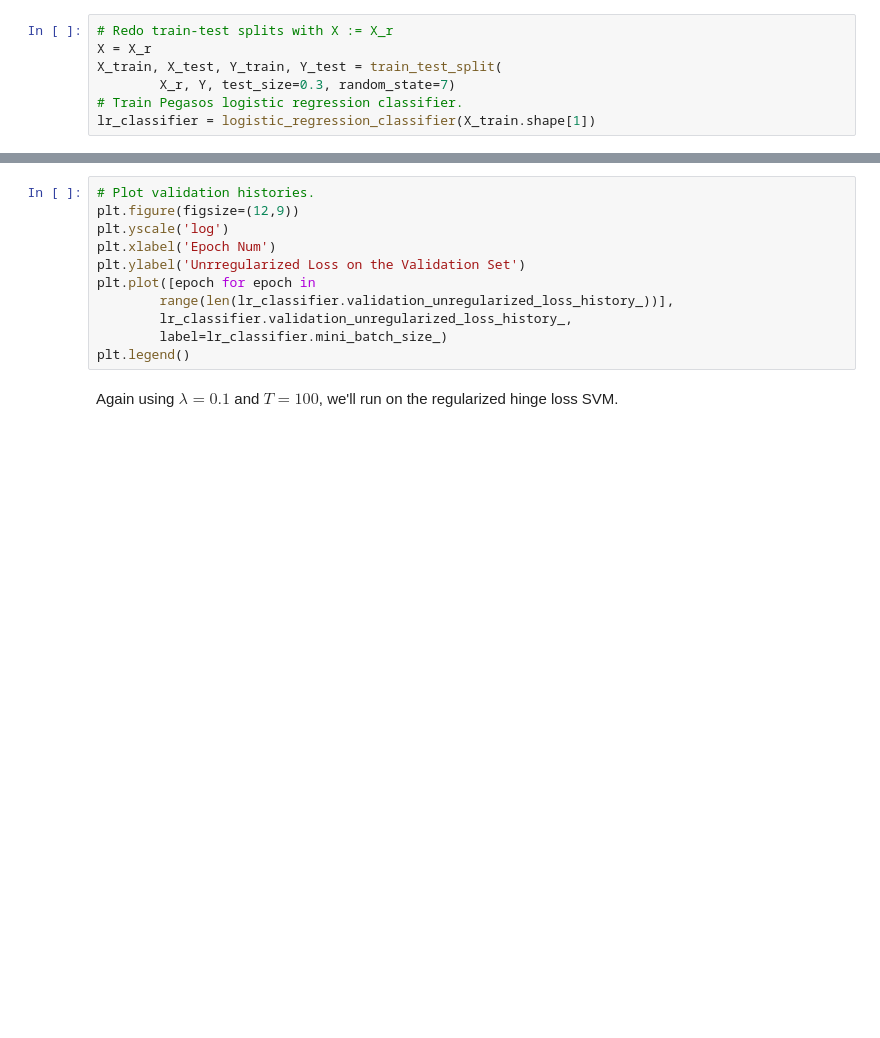
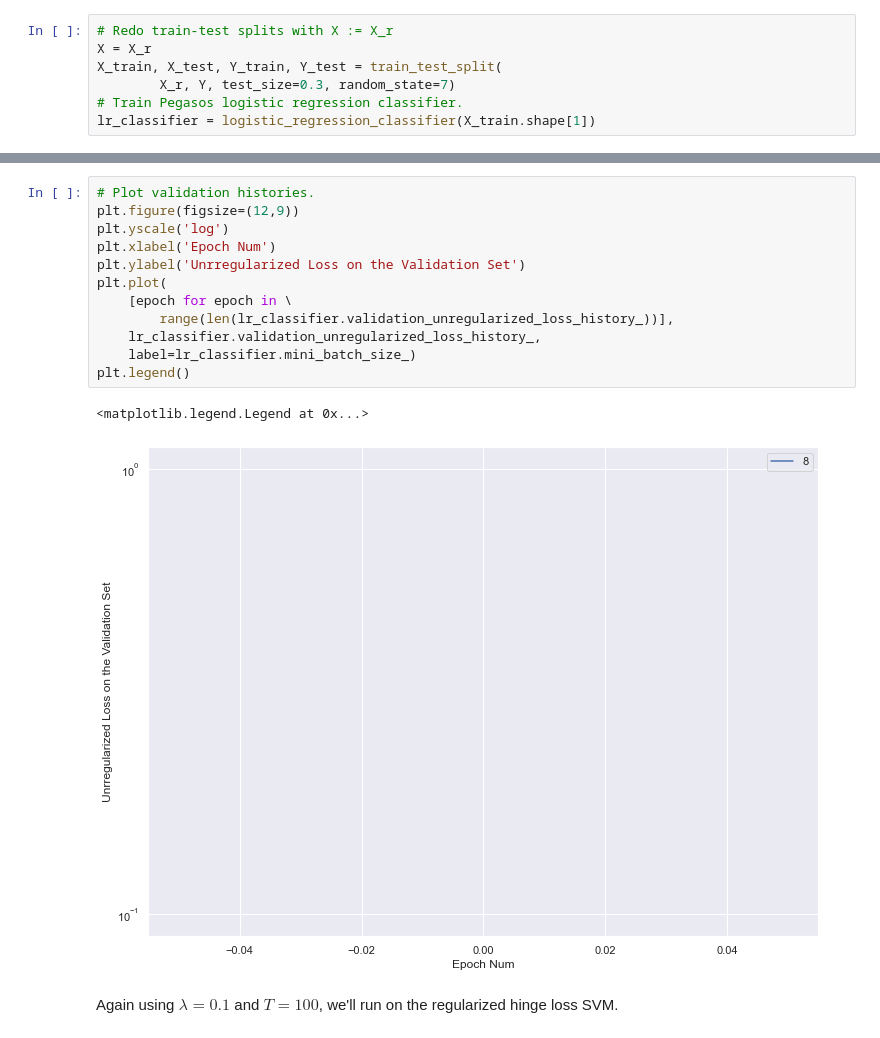
Before and after one commit to Unique-Divine/Click-Through-Rate-Prediction, a Jupyter notebook: CTR Prediction with Stochastic Gradient Descent.ipynb, the cells around one changed output, grey strips where cells are left out. Cells and saved outputs as stored; diff of their text form; blank space fills up the shorter version.

```diff
--- a/CTR Prediction with Stochastic Gradient Descent.ipynb
+++ b/CTR Prediction with Stochastic Gradient Descent.ipynb
@@ -1146,14 +1152,18 @@ print(lr_classifier.weight_)
 # %%
 # Plot validation histories.
 plt.figure(figsize=(12,9))
 plt.yscale('log')
 plt.xlabel('Epoch Num')
 plt.ylabel('Unrregularized Loss on the Validation Set')
-plt.plot([epoch for epoch in
+plt.plot(
+    [epoch for epoch in \
         range(len(lr_classifier.validation_unregularized_loss_history_))],
-        lr_classifier.validation_unregularized_loss_history_,
-        label=lr_classifier.mini_batch_size_)
+    lr_classifier.validation_unregularized_loss_history_,
+    label=lr_classifier.mini_batch_size_)
 plt.legend()
+# %% [output]
+<matplotlib.legend.Legend at 0x...>
+[figure, added]
 # %% [markdown]
 Again using $\lambda = 0.1$ and $T = 100$, we'll run on the regularized hinge loss SVM.
 # %%
```
Also changed, not shown: parts of 8 cells of this notebook.
